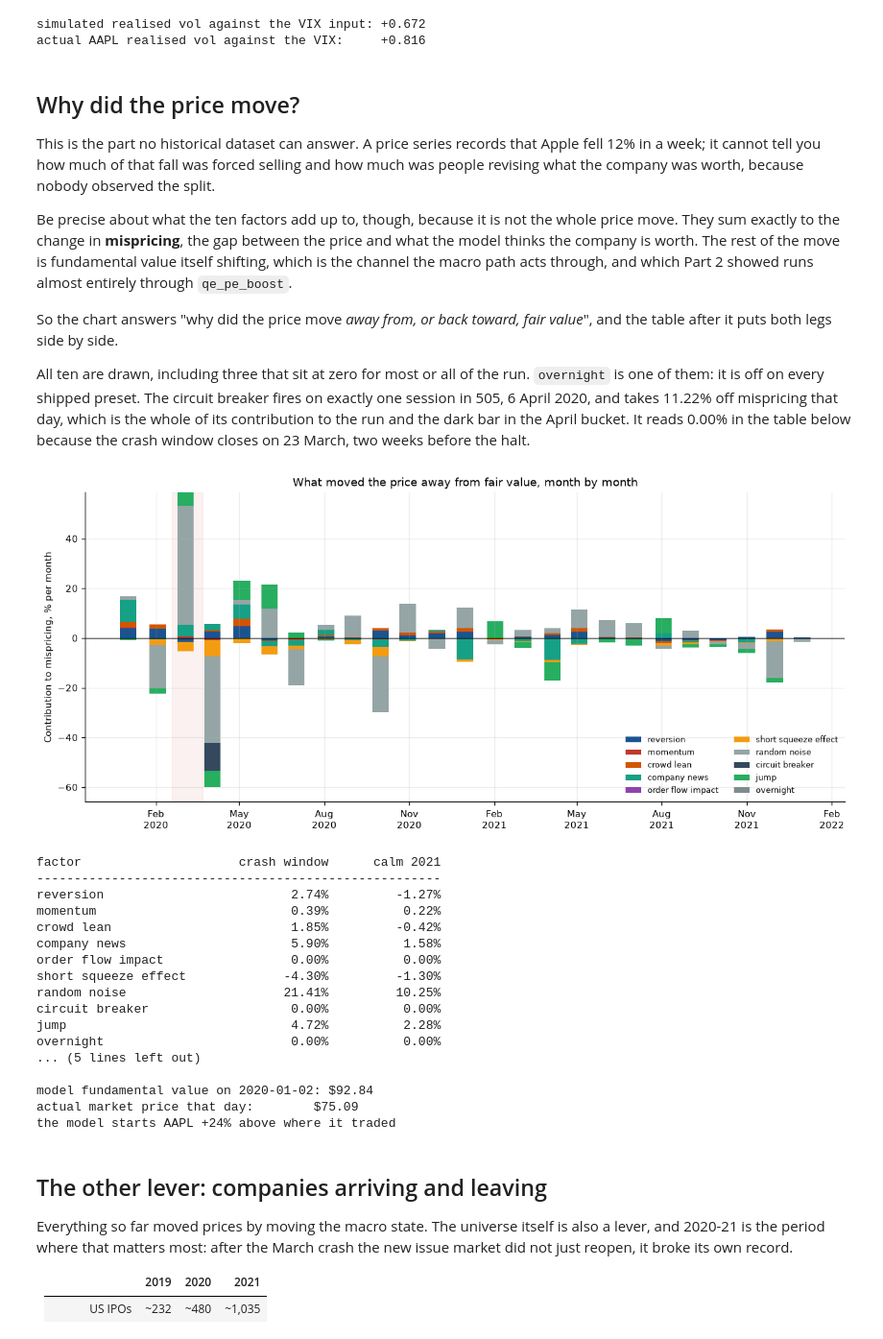
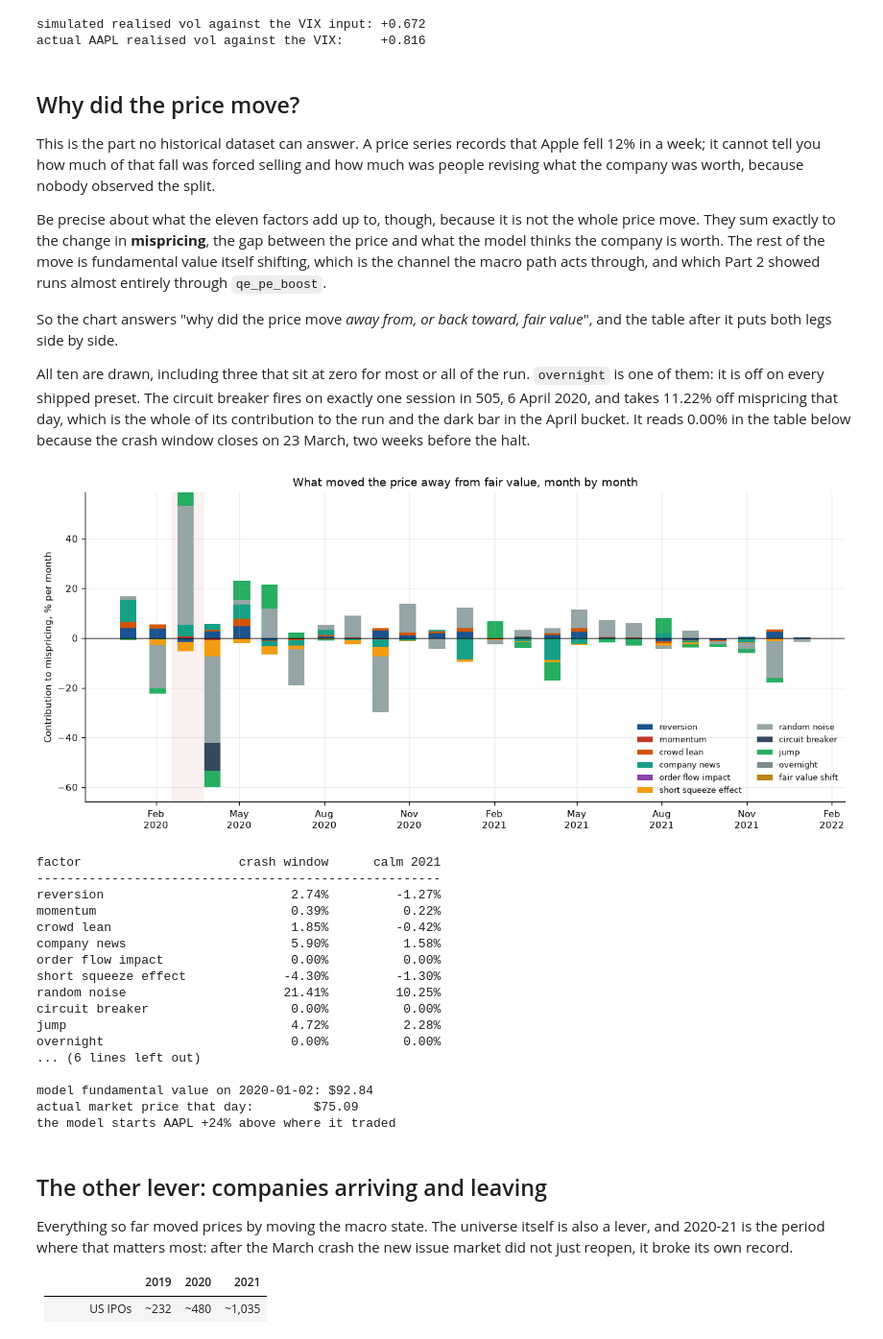
Before and after one commit to simoncoombes/tradefloor, a Jupyter notebook: examples/09-a-pandemic-shaped-market.ipynb, the cells around one changed output. Shown at 96% size. Saved outputs shown, nothing was run; the diff lists cells and outputs as text; code cells hidden in the pictures.

```diff
--- a/examples/09-a-pandemic-shaped-market.ipynb
+++ b/examples/09-a-pandemic-shaped-market.ipynb
@@ -897,7 +898,7 @@ Apple fell 12% in a week; it cannot tell you how much of that fall was forced
 selling and how much was people revising what the company was worth, because
 nobody observed the split.
 
-Be precise about what the ten factors add up to, though, because it is not
+Be precise about what the eleven factors add up to, though, because it is not
 the whole price move. They sum exactly to the change in **mispricing**, the gap
 between the price and what the model thinks the company is worth. The rest of
 the move is fundamental value itself shifting, which is the channel the macro
@@ -925,36 +926,38 @@ series = {f: [sum(daily[f"{f}_sum"].to_pylist()[i:i + M]) * 100
 buckets = [DATES[min(i, N - 1)] for i in range(0, N, M)]
 
 fig, ax = plt.subplots(figsize=(11, 5))
 # One colour per factor. `zip` stops at the shorter list, so a list one
 # short of `tf.Engine.FACTORS` drops the last factor from the chart without
-# a word; this had nine colours for ten factors until 0.8.0.
+# a word; this had nine colours for ten factors until 0.8.0, and 0.8.5
+# added the eleventh, fair_value_shift.
 colours = ["#1a5490", "#c0392b", "#d35400", "#16a085", "#8e44ad",
-           "#f39c12", "#95a5a6", "#34495e", "#27ae60", "#7f8c8d"]
+           "#f39c12", "#95a5a6", "#34495e", "#27ae60", "#7f8c8d",
+           "#b8860b"]
 assert len(colours) == len(tf.Engine.FACTORS)
 pos, neg = [0.0] * len(buckets), [0.0] * len(buckets)
 for f, colour in zip(tf.Engine.FACTORS, colours):
     vals = series[f]
     base_ = [pos[i] if vals[i] >= 0 else neg[i] for i in range(len(vals))]
     ax.bar(buckets, vals, bottom=base_, width=18, color=colour,
            label=f.replace("_", " "), linewidth=0)
     for i, v in enumerate(vals):
         if v >= 0:
             pos[i] += v
         else:
             neg[i] += v
 
 ax.axhline(0, color="black", lw=0.8)
 ax.axvspan(*crash, color="#c0392b", alpha=0.07, zorder=0)
 ax.set_ylabel("Contribution to mispricing, % per month")
 ax.legend(loc="lower right", fontsize=7.5, ncol=2, frameon=False)
 ax.xaxis.set_major_locator(mdates.MonthLocator(interval=3))
 ax.xaxis.set_major_formatter(mdates.DateFormatter("%b\n%Y"))
 ax.set_title("What moved the price away from fair value, month by month",
              fontsize=11)
 fig.tight_layout()
 plt.show()
 # %% [output]
-[figure, old version]
+[figure, new version]
 # %%
 crash_days = [i for i, d in enumerate(DATES) if crash[0] <= d <= crash[1]]
 calm_days = [i for i, d in enumerate(DATES)
@@ -998,7 +1001,7 @@ random noise                     21.41%         10.25%
 circuit breaker                   0.00%          0.00%
 jump                              4.72%          2.28%
 overnight                         0.00%          0.00%
-... (5 lines left out)
+... (6 lines left out)
 
 model fundamental value on 2020-01-02: $92.84
 actual market price that day:        $75.09
```
Also changed, not shown: parts of 6 cells of this notebook, 2 other files.
